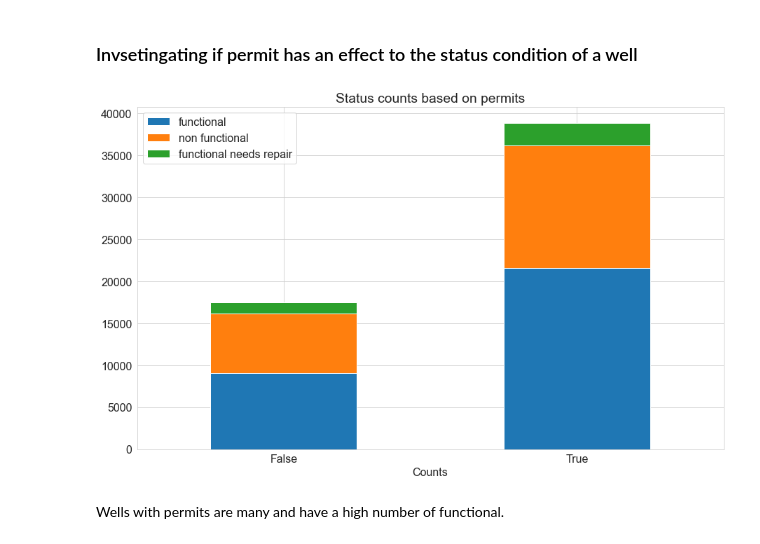
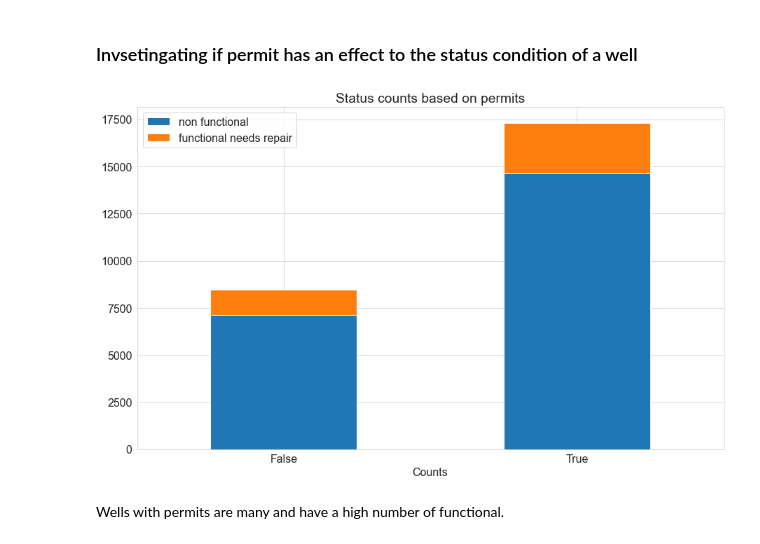
Before and after one commit to IainMosima/Tanzania-water-point-status-prediction-project, a Jupyter notebook: notebooks/1EDA.ipynb, the cells around one changed output. Drawn from its saved outputs; the diff is of its cells as text; code cells hidden in the pictures.

```diff
--- a/notebooks/1EDA.ipynb
+++ b/notebooks/1EDA.ipynb
@@ -128,0 +136,2 @@ df.describe().T
+# %%
+df = df.loc[df.status_group != 'functional']
@@ -515,19 +514,18 @@ Well the hypothesis is true, extraction type class does display more info
 # %% [markdown]
 ### Invsetingating if permit has an effect to the status condition of a well
 # %%
-permit_functional = dataframer('permit', 'functional', 'permit')
 permit_non_functional = dataframer('permit', 'non functional', 'permit')
 permit_needs_repair = dataframer('permit', 'functional needs repair', 'permit')
 
-merged_permit_df = df_meger([permit_functional, permit_non_functional, permit_needs_repair])
+merged_permit_df = df_meger([permit_non_functional, permit_needs_repair])
 
 fig, ax = plt.subplots(figsize=(15,9))
 merged_permit_df.plot(kind='bar', stacked=True, ax=ax)
 ax.set_xlabel('Counts')
 plt.xticks(rotation=360)
 plt.title('Status counts based on permits')
 plt.show()
 # %% [output]
-[figure, old version]
+[figure, new version]
 # %% [markdown]
 Wells with permits are many and have a high number of functional.
```
Also changed, not shown: parts of 30 cells of this notebook, 8 other files.
